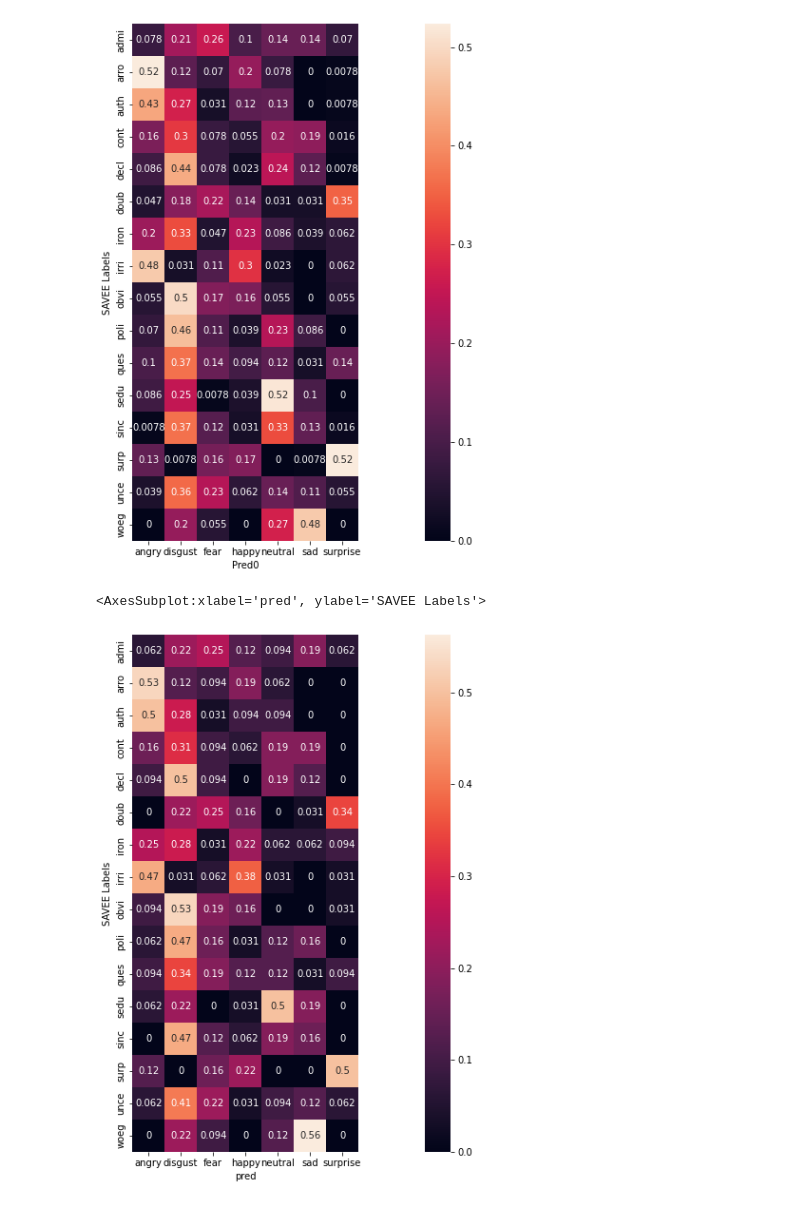
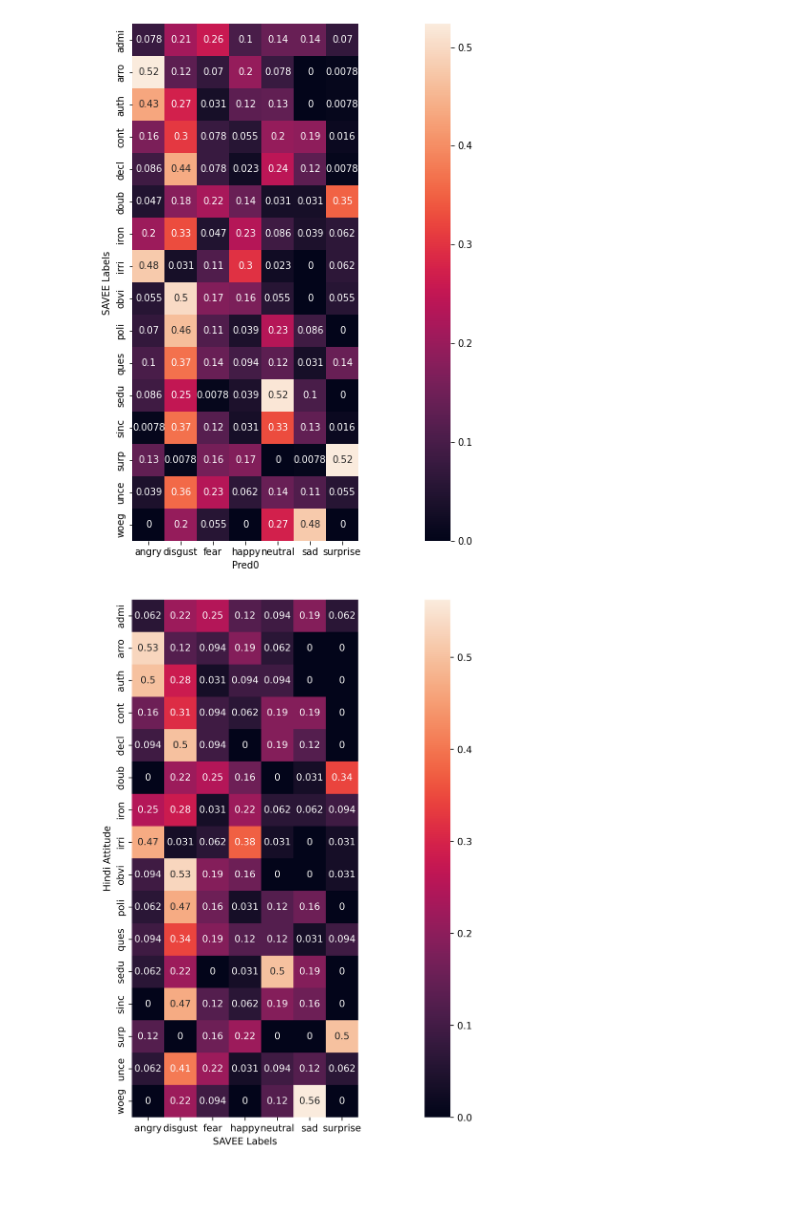
Before and after one commit to Rohit01-zoey/Speech-Emotion-Detection, a Jupyter notebook: code/savee_clustering_hindi_Dataset.ipynb, the cells around one changed output. Drawn from its saved outputs; the diff is of its cells as text; code cells hidden in the pictures.

```diff
--- a/code/savee_clustering_hindi_Dataset.ipynb
+++ b/code/savee_clustering_hindi_Dataset.ipynb
@@ -85,2 +87,9 @@ for audioFile in file_path[1:]:
 # %%
 X = df.to_numpy() #no_of_samples x 88...no_of_samples = 512, 8 speakers, each has 16 attitudes and 2 sentences spoken twice per attitude
+# %%
+import importlib
+import utils as utils
+importlib.reload(utils)
+
+#pwww = utils.load_wav_features("D:\\Speech Emotion Recognition\\Speech-Emotion-Detection\\data\\trimmed_hindi_wav")
+pwww = utils.load_wav_features("C:\\Users\\HP\\Downloads\\Ravdess\\audio_speech_actors_01-24")
@@ -135,3 +168,8 @@ Loading model with DC left out in SAVEE
 Loading model with JE left out in SAVEE
 Loading model with JK left out in SAVEE
 Loading model with KL left out in SAVEE
+# %%
+import importlib
+import utils as utils
+importlib.reload(utils)
+trained_savee_model_ensemble = utils.load_svm_ensemble(model_path=r"D:\\Speech Emotion Recognition\\Speech-Emotion-Detection\\models\\savee\\")
@@ -230,12 +273,13 @@ labels = np.sort(['angry', 'disgust', 'fear', 'happy', 'neutral', 'sad', 'surpri
 predictions = [labels[i] for i in np.argmax(prob_sum, axis=1)]
 # %%
 df_labels_new = pd.DataFrame()
-df_labels_new["SAVEE Labels"] = file_attitude
-df_labels_new["pred"] = predictions
-df_labels_new_god_im_done_please_son_of_holyness = pd.crosstab(df_labels_new['SAVEE Labels'], df_labels_new['pred'])
+df_labels_new["Hindi Attitude"] = file_attitude
+df_labels_new["SAVEE Labels"] = predictions
+df_labels_new_god_im_done_please_son_of_holyness = pd.crosstab(df_labels_new["Hindi Attitude"], df_labels_new["SAVEE Labels"])
 # %%
+plt.rcParams['figure.dpi'] = 600
 plt.figure(figsize=(25,10))
 sns.heatmap(df_labels_new_god_im_done_please_son_of_holyness/df_labels_new_god_im_done_please_son_of_holyness.sum(axis=1)[:, np.newaxis],square= True, annot=True)
+plt.savefig("D:\\Speech Emotion Recognition\\Speech-Emotion-Detection\\figures\\final_grouping_hindi_to_savee.png")
 # %% [output]
-<AxesSubplot:xlabel='pred', ylabel='SAVEE Labels'>
-[figure, old version]
+[figure, new version]
```
Also changed, not shown: parts of 19 cells of this notebook, 4 other files.
